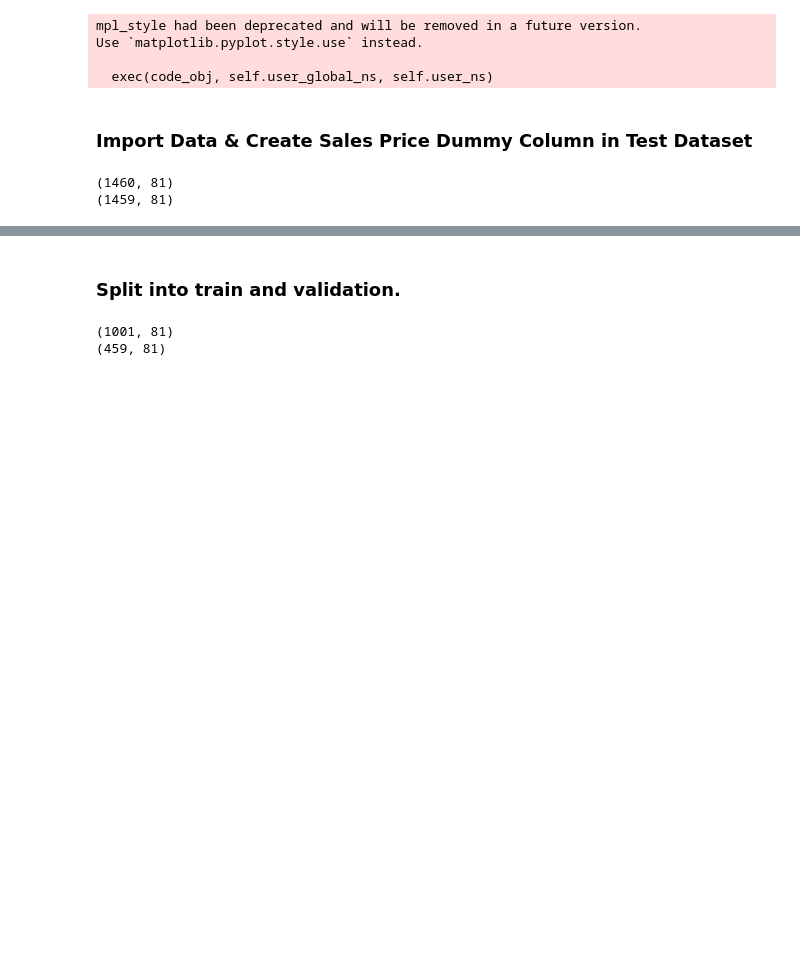
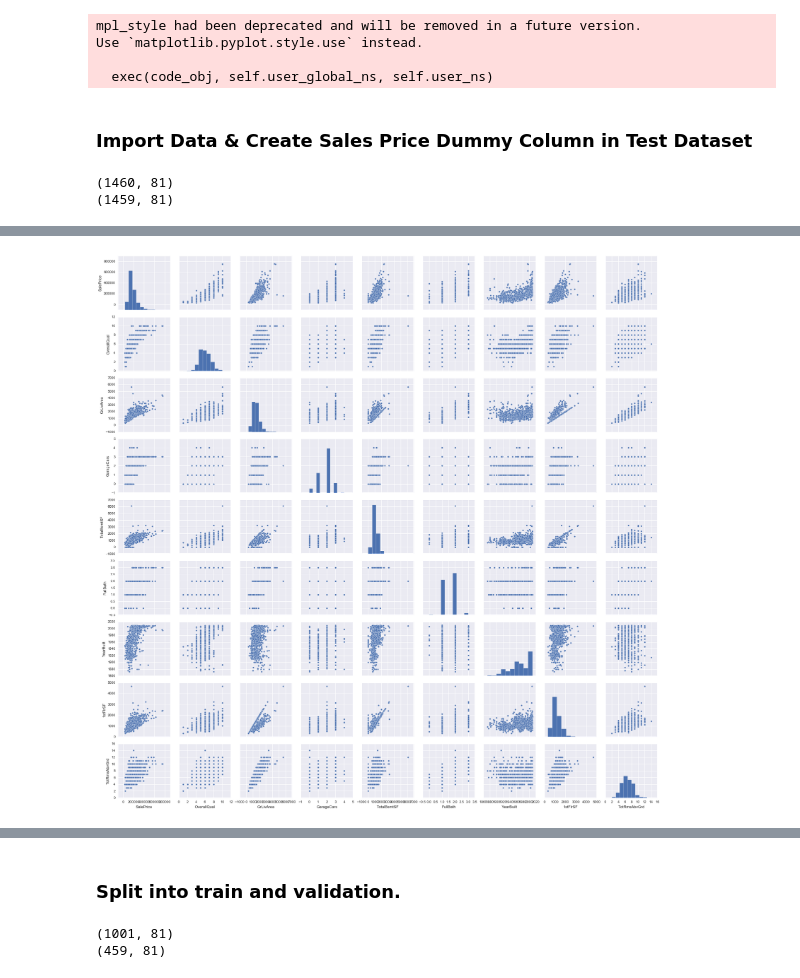
Before and after one commit to SDR-MachineLearning/files, a Jupyter notebook: Housing_WorkAssignment_20170627.ipynb, the cells around one changed output, grey strips where cells are left out. Cells and saved outputs as stored; diff of their text form; code cells hidden in the pictures; blank space fills up the shorter version.

```diff
--- a/Housing_WorkAssignment_20170627.ipynb
+++ b/Housing_WorkAssignment_20170627.ipynb
@@ -58,0 +65,5 @@ print(testori.shape)
+# %%
+pltdata=pd.read_csv('train.csv')
+corrmat = pltdata.corr()
+corrmat.loc[:,:] =  np.tril(corrmat, k=-1)
+cor=corrmat.stack()
@@ -58,0 +94,6 @@ print(testori.shape)
+# %%
+cols = ['SalePrice', 'OverallQual', 'GrLivArea', 'GarageCars', 'TotalBsmtSF', 'FullBath', 'YearBuilt','1stFlrSF','TotRmsAbvGrd']
+sns.pairplot(pltdata[cols],size = 2.5)
+plt.show();
+# %% [output]
+[figure, added]
```
Also changed, not shown: parts of 35 cells of this notebook.
